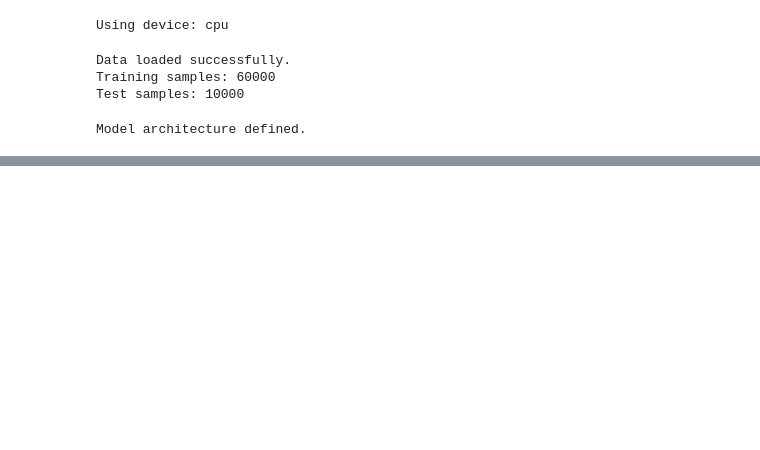
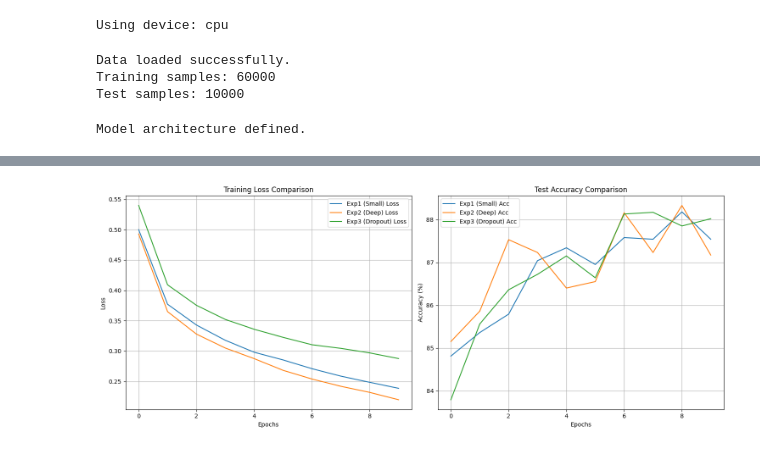
Before and after one commit to bing-er/mini-project-4, a Jupyter notebook: notebooks/mini4.ipynb, the cells around one changed output, grey strips where cells are left out. Cells and saved outputs as stored; diff of their text form; code cells hidden in the pictures; blank space fills up the shorter version.

```diff
--- a/notebooks/mini4.ipynb
+++ b/notebooks/mini4.ipynb
@@ -304 +304,29 @@ At 80% Confidence Threshold:
+# %%
+# CELL 7:Plotting Training Curves: Loss and Accuracy
+
+# Create a figure with two subplots side by side
+fig, (ax1, ax2) = plt.subplots(1, 2, figsize=(15, 6))
+
+# Plot Training Losses
+ax1.set_title("Training Loss Comparison")
+ax1.set_xlabel("Epochs")
+ax1.set_ylabel("Loss")
+for name, (_, (losses, _)) in experiments.items():
+    ax1.plot(losses, label=f"{name} Loss")
+ax1.legend()
+ax1.grid(True)
+
+# Plot Test Accuracies
+ax2.set_title("Test Accuracy Comparison")
+ax2.set_xlabel("Epochs")
+ax2.set_ylabel("Accuracy (%)")
+for name, (_, (_, accs)) in experiments.items():
+    ax2.plot(accs, label=f"{name} Acc")
+ax2.legend()
+ax2.grid(True)
+
+plt.tight_layout()
+plt.show()
+# %% [output]
+[figure, added]
 # %%
```
Also changed, not shown: parts of 4 cells of this notebook.
